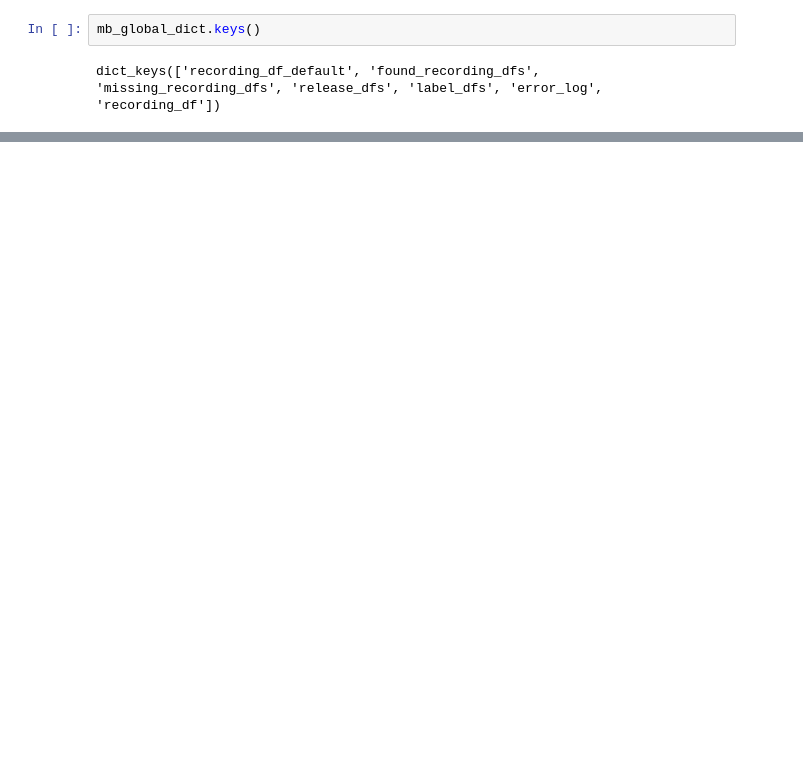
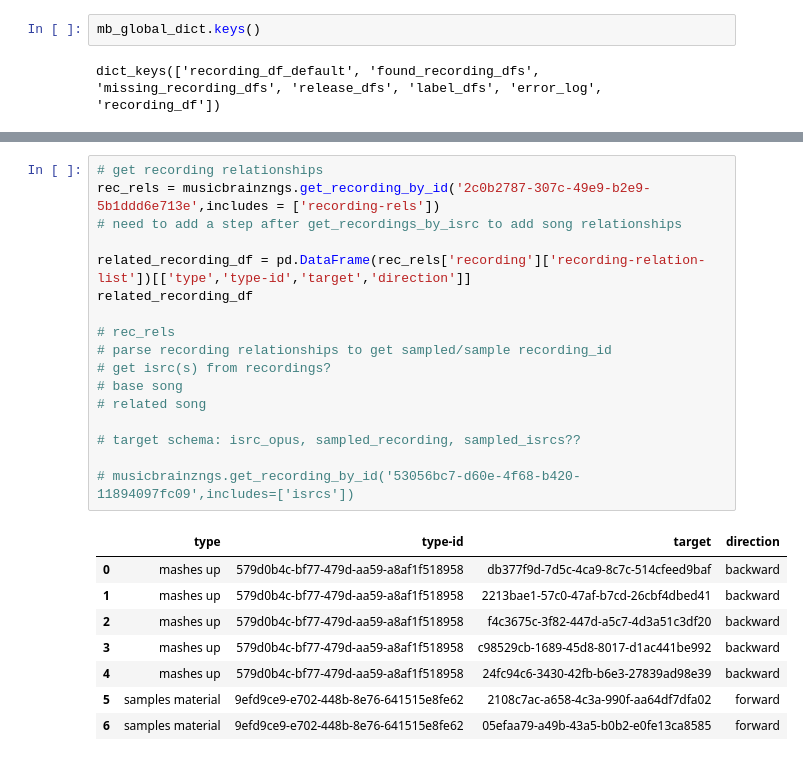
Before and after one commit to dknappopus/musicbrainz_api, a Jupyter notebook: musicbrainz_api.ipynb, the cells around one changed output, grey strips where cells are left out. Saved outputs shown, nothing was run; the diff lists cells and outputs as text; blank space fills up the shorter version.

```diff
--- a/musicbrainz_api.ipynb
+++ b/musicbrainz_api.ipynb
@@ -421,0 +550,26 @@ dict_keys(['recording_df_default', 'found_recording_dfs', 'missing_recording_dfs
+# %%
+# get recording relationships
+rec_rels = musicbrainzngs.get_recording_by_id('2c0b2787-307c-49e9-b2e9-5b1ddd6e713e',includes = ['recording-rels'])
+# need to add a step after get_recordings_by_isrc to add song relationships
+
+related_recording_df = pd.DataFrame(rec_rels['recording']['recording-relation-list'])[['type','type-id','target','direction']]
+related_recording_df
+
+# rec_rels
+# parse recording relationships to get sampled/sample recording_id
+# get isrc(s) from recordings?
+# base song
+# related song
+
+# target schema: isrc_opus, sampled_recording, sampled_isrcs??
+
+# musicbrainzngs.get_recording_by_id('53056bc7-d60e-4f68-b420-11894097fc09',includes=['isrcs'])
+# %% [output]
+|  | type | type-id | target | direction |
+| 0 | mashes up | 579d0b4c-bf77-479d-aa59-a8af1f518958 | db377f9d-7d5c-4ca9-8c7c-514cfeed9baf | backward |
+| 1 | mashes up | 579d0b4c-bf77-479d-aa59-a8af1f518958 | 2213bae1-57c0-47af-b7cd-26cbf4dbed41 | backward |
+| 2 | mashes up | 579d0b4c-bf77-479d-aa59-a8af1f518958 | f4c3675c-3f82-447d-a5c7-4d3a51c3df20 | backward |
+| 3 | mashes up | 579d0b4c-bf77-479d-aa59-a8af1f518958 | c98529cb-1689-45d8-8017-d1ac441be992 | backward |
+| 4 | mashes up | 579d0b4c-bf77-479d-aa59-a8af1f518958 | 24fc94c6-3430-42fb-b6e3-27839ad98e39 | backward |
+| 5 | samples material | 9efd9ce9-e702-448b-8e76-641515e8fe62 | 2108c7ac-a658-4c3a-990f-aa64df7dfa02 | forward |
+| 6 | samples material | 9efd9ce9-e702-448b-8e76-641515e8fe62 | 05efaa79-a49b-43a5-b0b2-e0fe13ca8585 | forward |
```
Also changed, not shown: parts of 23 cells of this notebook.
